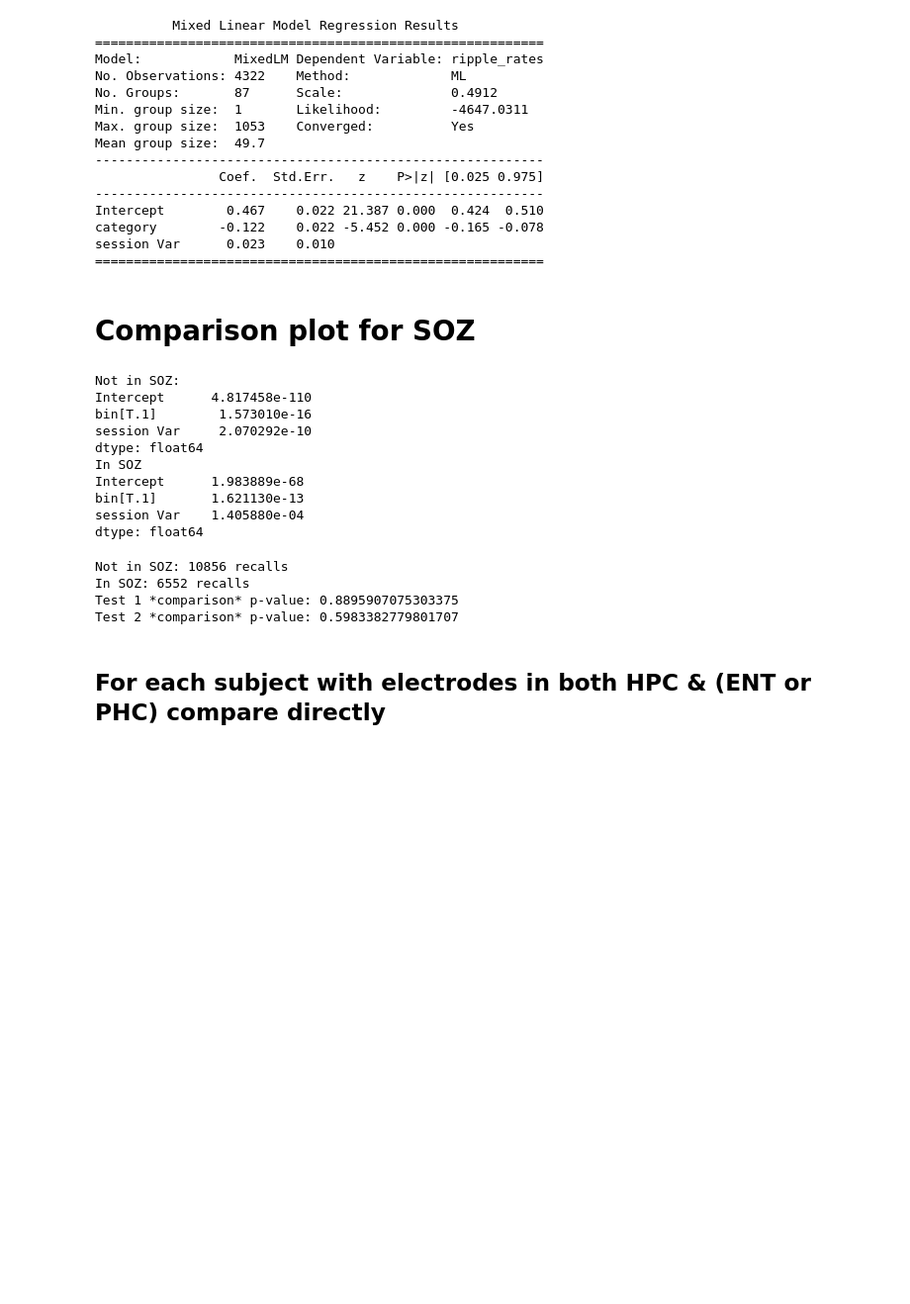
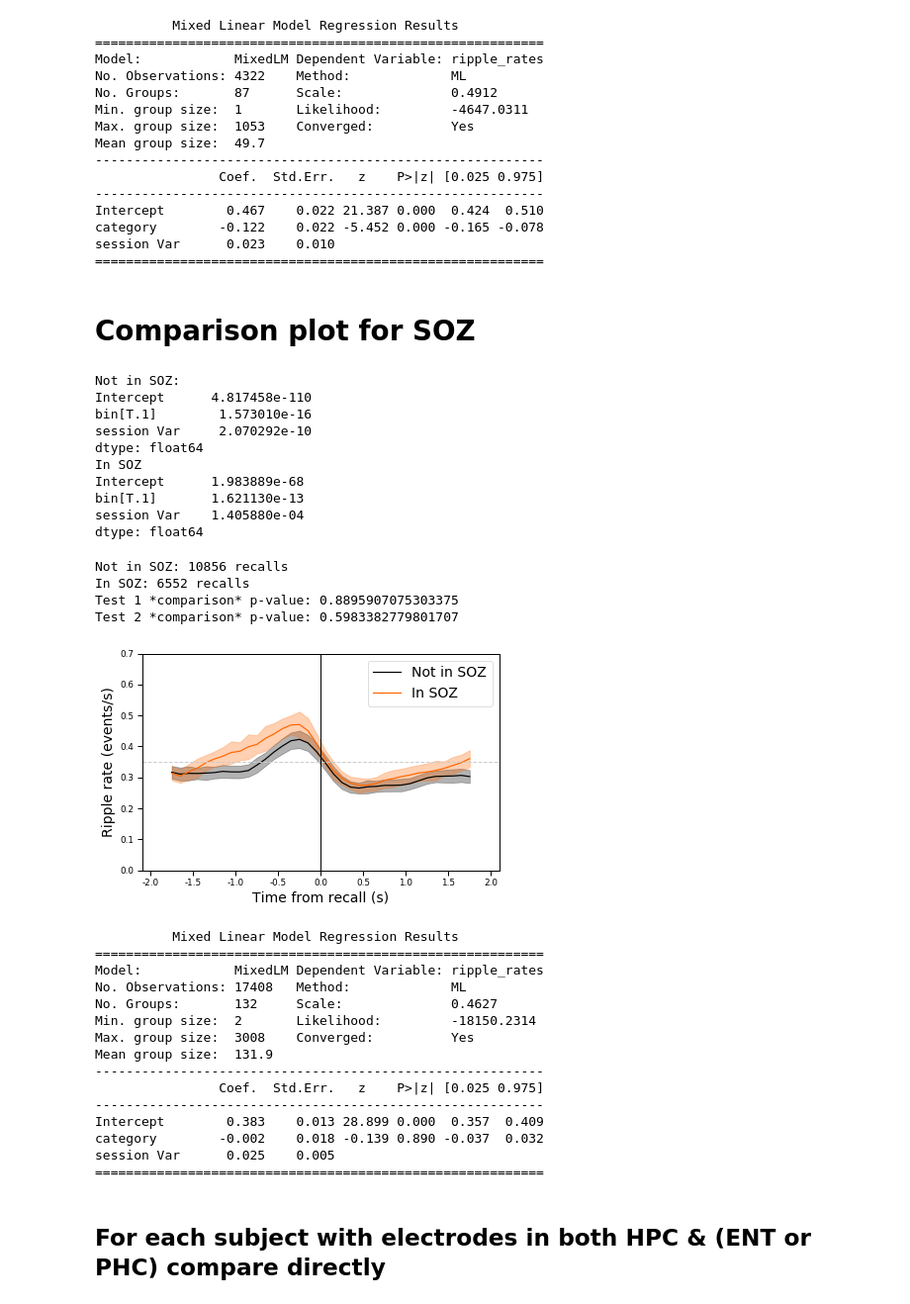
Before and after one commit to jjsakon/SWR, a Jupyter notebook: code/SWRplots.ipynb, the cells around one changed output. Shown at 99% size. Cells and saved outputs as stored; diff of their text form; code cells hidden in the pictures; blank space fills up the shorter version.

```diff
--- a/code/SWRplots.ipynb
+++ b/code/SWRplots.ipynb
@@ -344,12 +344,12 @@ Test 2 p-value: 0.00929618702886562
 import statsmodels.formula.api as smf
 
 region_name = 'HPC' # 'ENT' # 'PHC'
-location_selected = 'dg' # 'ca1', 'dg'; '' for 'ENT' or 'PHC'
+location_selected = 'ca1' # 'ca1', 'dg'; '' for 'ENT' or 'PHC'
 remove_soz_ictal = False
 extra = ''
 
 filter_type = 'hamming' # butter # hamming
-sub_selection = 'whole' # 'second_half','whole'
+sub_selection = 'second_half' # 'second_half','whole'
 
 for test in [1,2]: # tests 1 and 2 are pre and post recall
 
@@ -829,7 +829,7 @@ session Var      0.023    0.010
 # %%
 # load data from each
 
-save_plot = 1
+save_plot = 0
 SE_on = 1
 
 half_second_or_whole = 'whole' # 'whole' 'half'
@@ -954,33 +954,49 @@ xlabel('Time from recall (s)')
 ylabel('Ripple rate (events/s)')
 ylim = 0.7 # keep it here since occasionally CIs get kinda high
 ax.set_ylim(0,ylim)
 ax.set_xlim(psth_start-100,psth_end+100)
 plot([ax.get_xlim()[0],ax.get_xlim()[1]],[0.35,0.35],linewidth=1,linestyle='--',color=(0.8,0.8,0.8),label='_nolegend_')
 plot([0,0],[ax.get_ylim()[0],ax.get_ylim()[1]],linewidth=1,linestyle='-',color=(0,0,0),label='_nolegend_')
 ax.legend({'In SOZ','Not in SOZ'}) # reverse of for loop order since I guess most recent plot gets called first?
 tight_layout()
 
 if save_plot == 1:
     plt.savefig('../figures/PSTHplots/'+exp+'_'+'SOZcomparison_PSTH_'+region_name+'-'+str(recall_type_switch)+'_'+
                 location_selected+'_'+str(SE_on)+'.pdf',transparent=True)
 plt.show()
 print(bin_model1.summary())
 a=1;
 # %% [output]
 Not in SOZ:
 Intercept      4.817458e-110
 bin[T.1]        1.573010e-16
 session Var     2.070292e-10
 dtype: float64
 In SOZ
 Intercept      1.983889e-68
 bin[T.1]       1.621130e-13
 session Var    1.405880e-04
 dtype: float64
 Not in SOZ: 10856 recalls
 In SOZ: 6552 recalls
 Test 1 *comparison* p-value: 0.8895907075303375
 Test 2 *comparison* p-value: 0.5983382779801707
+[figure, added]
+          Mixed Linear Model Regression Results
+==========================================================
+Model:            MixedLM Dependent Variable: ripple_rates
+No. Observations: 17408   Method:             ML
+No. Groups:       132     Scale:              0.4627
+Min. group size:  2       Likelihood:         -18150.2314
+Max. group size:  3008    Converged:          Yes
+Mean group size:  131.9
+----------------------------------------------------------
+                Coef.  Std.Err.   z    P>|z| [0.025 0.975]
+----------------------------------------------------------
+Intercept        0.383    0.013 28.899 0.000  0.357  0.409
+category        -0.002    0.018 -0.139 0.890 -0.037  0.032
+session Var      0.025    0.005
+==========================================================
 # %% [markdown]
 ## For each subject with electrodes in both HPC & (ENT or PHC) compare directly
 # %%
```
Also changed, not shown: parts of 1 cell of this notebook, 2 other files.
